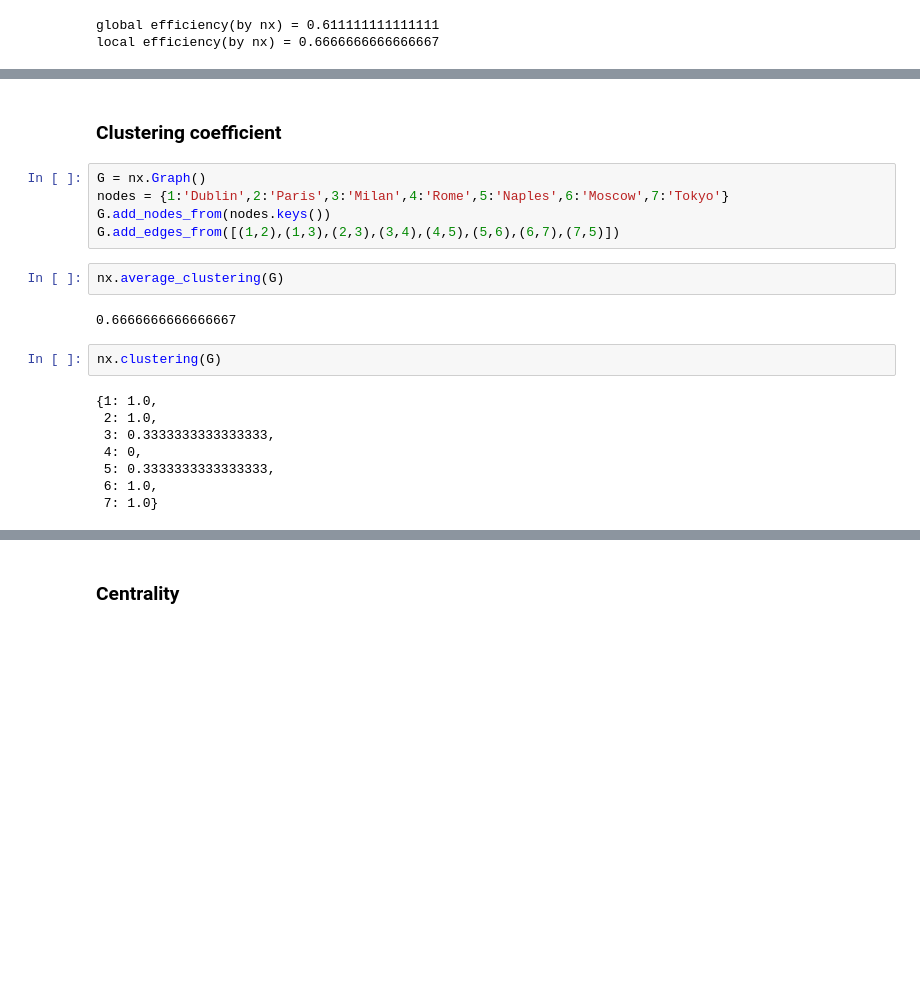
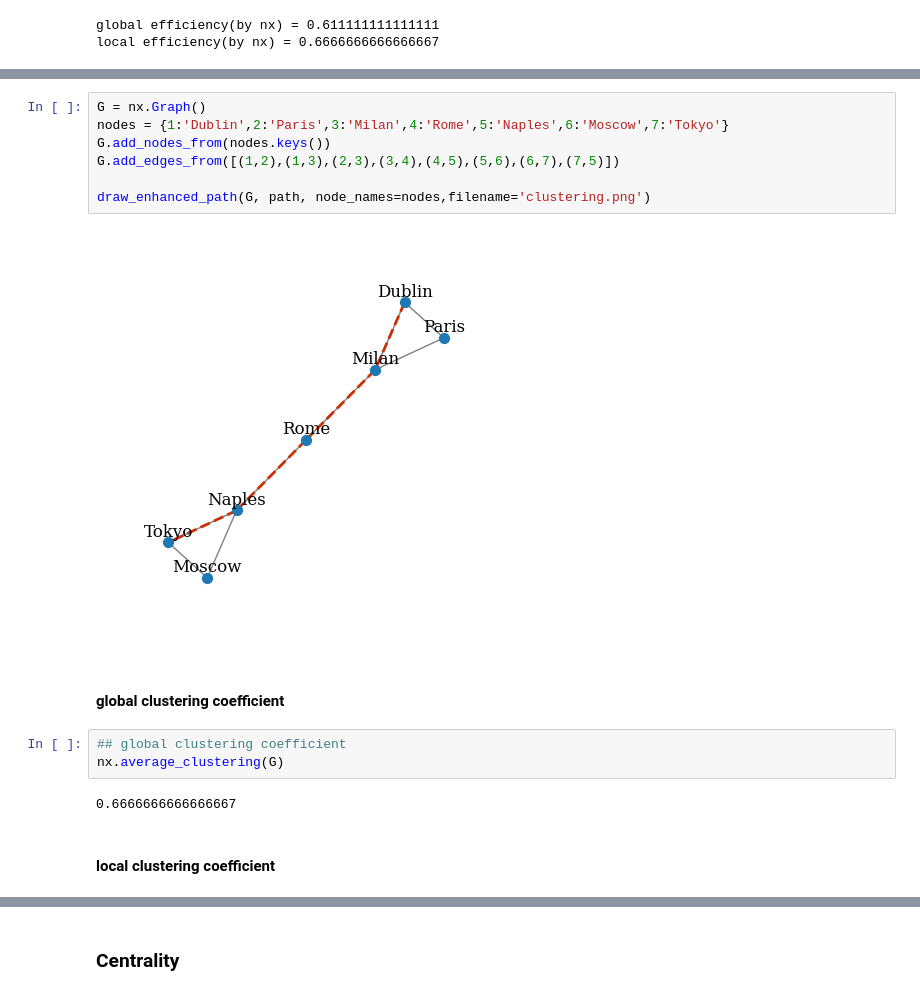
Before and after one commit to lin3372/BK_Graph_Machine_Learning_Pkt21, a Jupyter notebook: 01_03_Graph_metrics.ipynb, the cells around one changed output, grey strips where cells are left out. Cells and saved outputs as stored; diff of their text form; blank space fills up the shorter version.

```diff
--- a/01_03_Graph_metrics.ipynb
+++ b/01_03_Graph_metrics.ipynb
@@ -220,21 +251,18 @@ draw_graph(G, node_names=nodes,filename='less_efficiency.png')
+# %%
+G = nx.Graph()
+nodes = {1:'Dublin',2:'Paris',3:'Milan',4:'Rome',5:'Naples',6:'Moscow',7:'Tokyo'}
+G.add_nodes_from(nodes.keys())
+G.add_edges_from([(1,2),(1,3),(2,3),(3,4),(4,5),(5,6),(6,7),(7,5)])
+
+draw_enhanced_path(G, path, node_names=nodes,filename='clustering.png')
+# %% [output]
+[figure, added]
 # %% [markdown]
-### Clustering coefficient
+#### global clustering coefficient
-# %%
-G = nx.Graph()
-nodes = {1:'Dublin',2:'Paris',3:'Milan',4:'Rome',5:'Naples',6:'Moscow',7:'Tokyo'}
-G.add_nodes_from(nodes.keys())
-G.add_edges_from([(1,2),(1,3),(2,3),(3,4),(4,5),(5,6),(6,7),(7,5)])
-# %%
-nx.average_clustering(G)
-# %% [output]
-0.6666666666666667
-# %%
-nx.clustering(G)
-# %% [output]
-{1: 1.0,
- 2: 1.0,
- 3: 0.3333333333333333,
- 4: 0,
- 5: 0.3333333333333333,
- 6: 1.0,
- 7: 1.0}
+# %%
+## global clustering coefficient
+nx.average_clustering(G)
+# %% [output]
+0.6666666666666667
+# %% [markdown]
+#### local clustering coefficient
```
Also changed, not shown: parts of 21 cells of this notebook.
